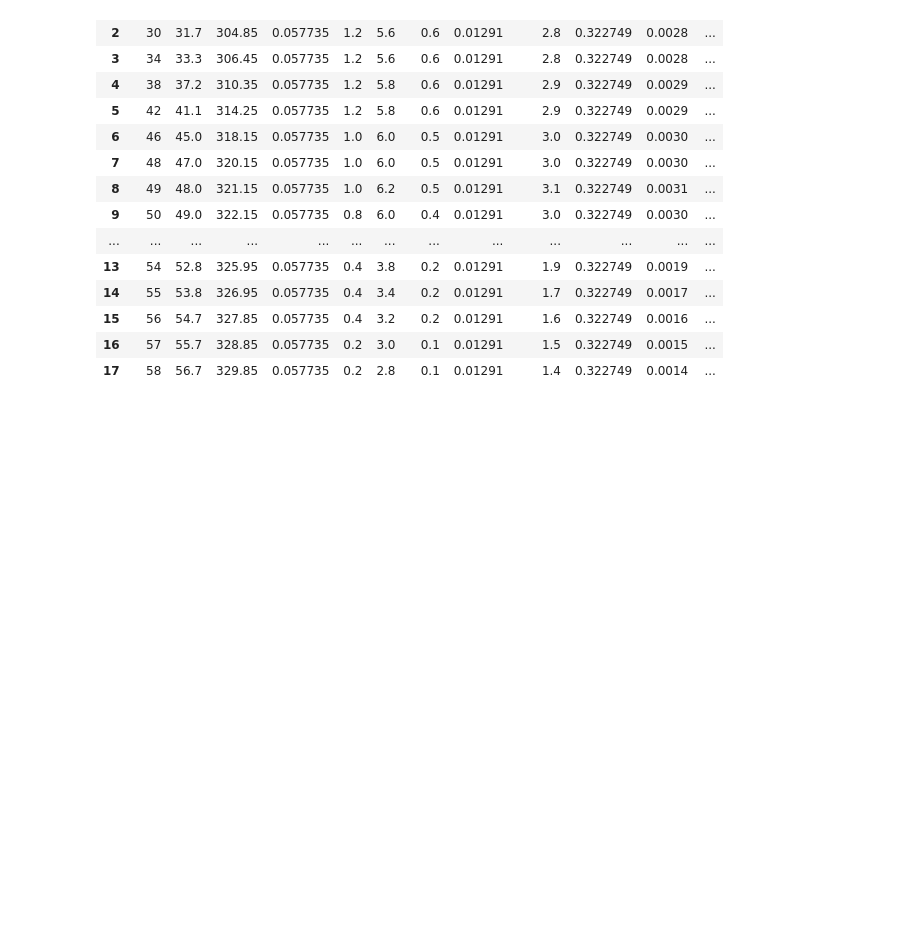
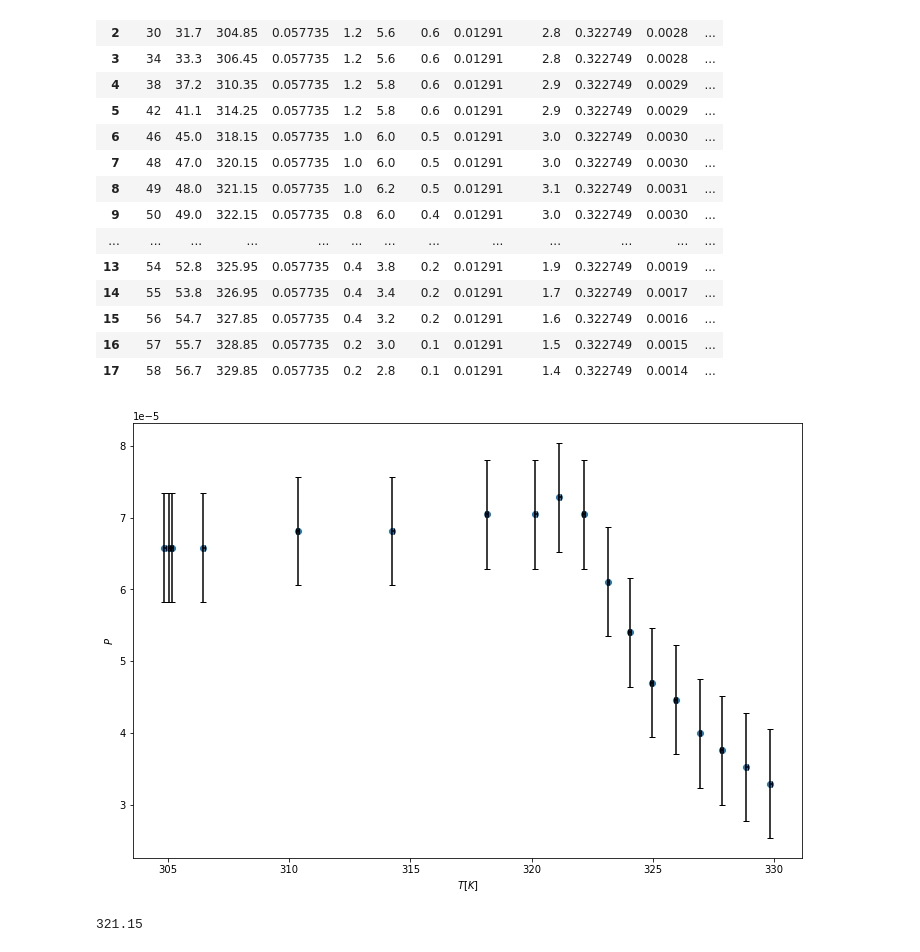
Before and after one commit to finem4n/physics-lab-ii, a Jupyter notebook: lab14/hysteresis.ipynb, the cells around one changed output. Cells and saved outputs as stored; diff of their text form; code cells hidden in the pictures; blank space fills up the shorter version.

```diff
--- a/lab14/hysteresis.ipynb
+++ b/lab14/hysteresis.ipynb
@@ -54,3 +54,21 @@ df
 | 15 | 56 | 54.7 | 327.85 | 0.057735 | 0.4 | 3.2 | 0.2 | 0.01291 | 1.6 | 0.322749 | 0.0016 | ... |
 | 16 | 57 | 55.7 | 328.85 | 0.057735 | 0.2 | 3.0 | 0.1 | 0.01291 | 1.5 | 0.322749 | 0.0015 | ... |
 | 17 | 58 | 56.7 | 329.85 | 0.057735 | 0.2 | 2.8 | 0.1 | 0.01291 | 1.4 | 0.322749 | 0.0014 | ... |
+# %%
+fig, ax = plt.subplots(figsize=(12, 8))
+ax.scatter(df["TK"], df["P"], label = "P")
+
+ax.errorbar(df["TK"], df["P"], xerr = df["uT K"], yerr = df["uP"], fmt = "none", label = "P", capsize=3, ecolor="black")
+
+ax.set_xlabel(r"$T[K]$")
+ax.set_ylabel(r"$P$")
+
+fig.savefig("out/p.jpg", dpi = 1600)
+plt.show()
+# %% [output]
+[figure, added]
+# %%
+Tc = df["TK"].iloc[8]
+Tc
+# %% [output]
+321.15
```
Also changed, not shown: parts of 1 cell of this notebook, 5 other files.
